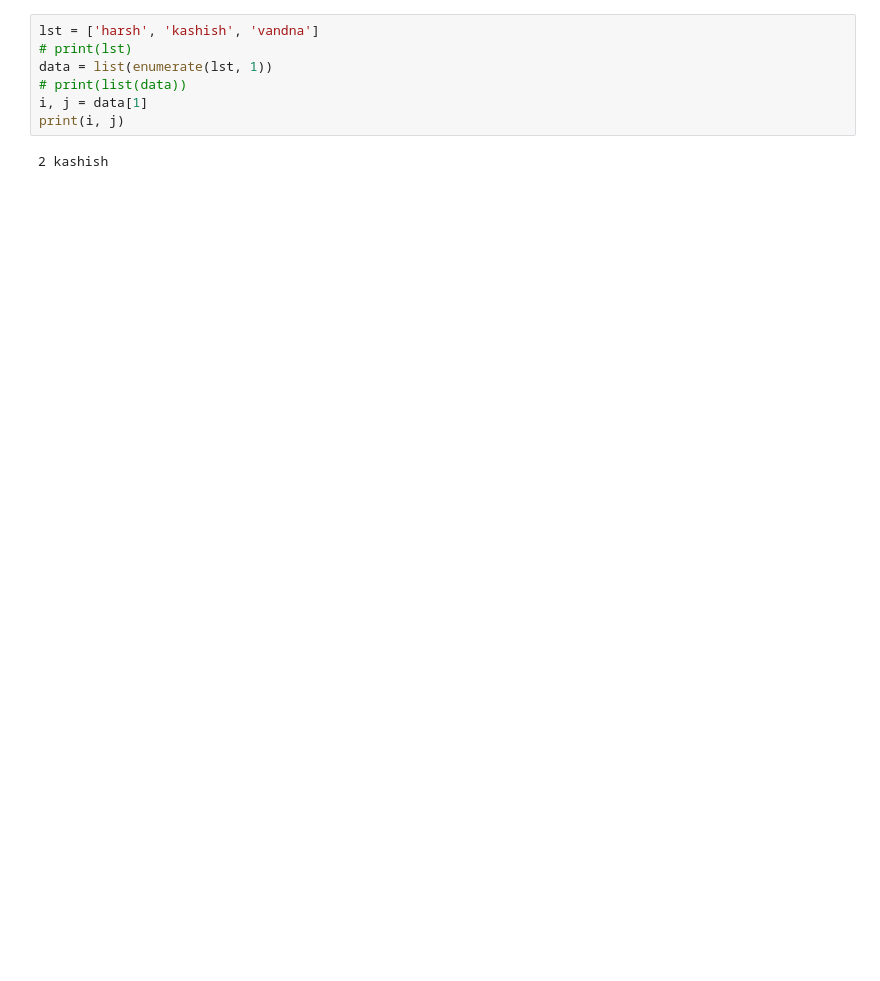
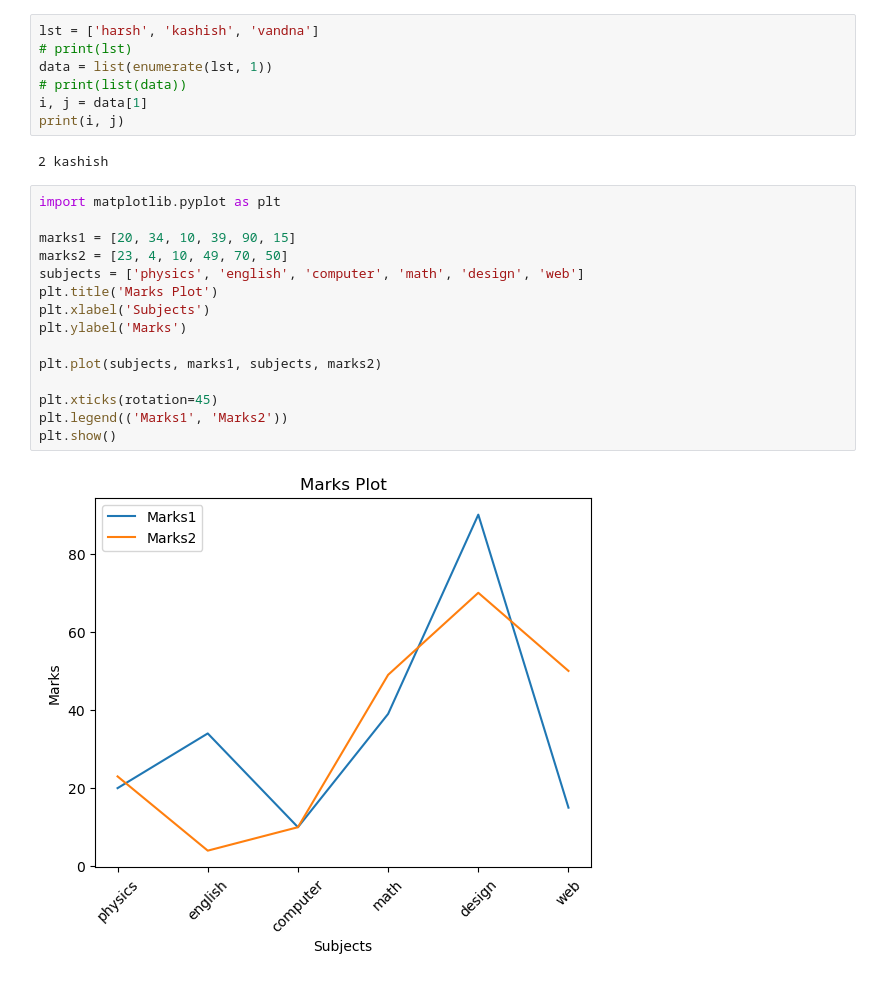
Before and after one commit to amirkhan1092/python-oop, a Jupyter notebook: 05_MatplotLib/plotting2d.ipynb, the cells around one changed output. Saved outputs shown, nothing was run; the diff lists cells and outputs as text; blank space fills up the shorter version.

```diff
--- a/05_MatplotLib/plotting2d.ipynb
+++ b/05_MatplotLib/plotting2d.ipynb
@@ -148,3 +148,20 @@ i, j = data[1]
 print(i, j)
 # %% [output]
 2 kashish
+# %%
+import matplotlib.pyplot as plt
+
+marks1 = [20, 34, 10, 39, 90, 15]
+marks2 = [23, 4, 10, 49, 70, 50]
+subjects = ['physics', 'english', 'computer', 'math', 'design', 'web']
+plt.title('Marks Plot')
+plt.xlabel('Subjects')
+plt.ylabel('Marks')
+
+plt.plot(subjects, marks1, subjects, marks2)
+
+plt.xticks(rotation=45)
+plt.legend(('Marks1', 'Marks2'))
+plt.show()
+# %% [output]
+[figure, added]
```
Also changed, not shown: parts of 2 cells of this notebook, 4 other files.
